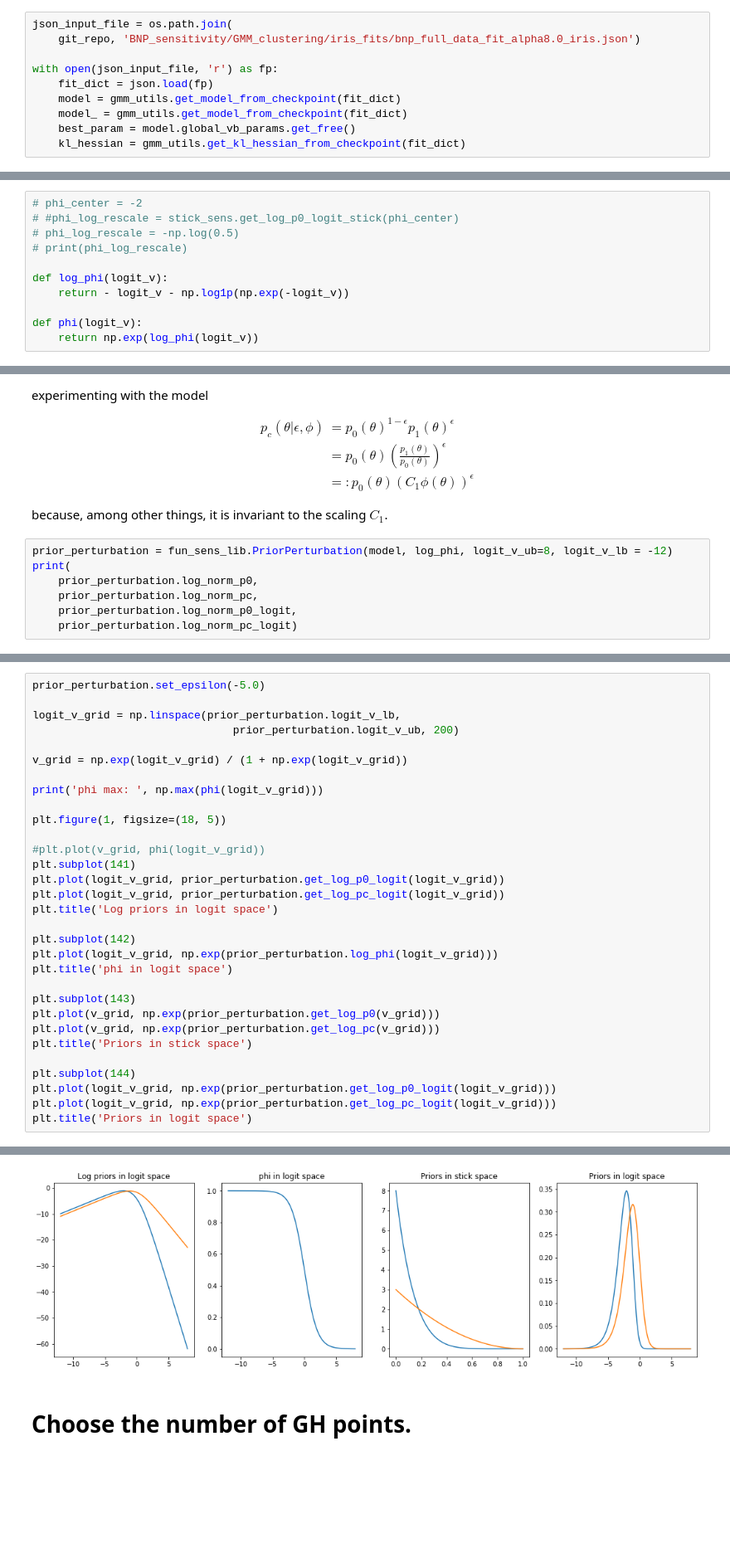
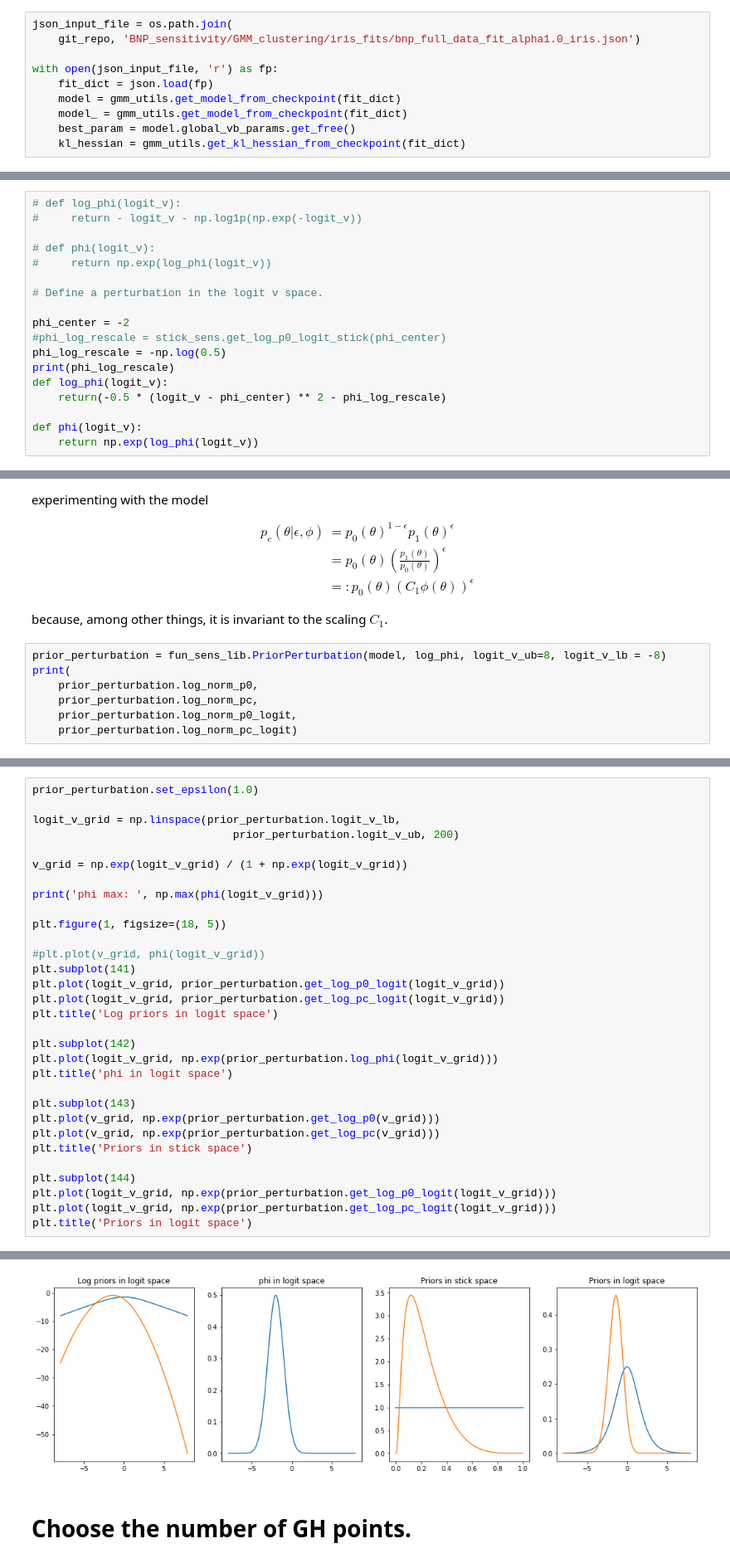
Before and after one commit to mijordan3/BNP_sensitivity, a Jupyter notebook: GMM_clustering/jupyter/bryans_sandbox/parametric_sensitivity_sandbox.ipynb, the cells around one changed output, grey strips where cells are left out. Shown at 83% size. Drawn from its saved outputs; the diff is of its cells as text; blank space fills up the shorter version.

```diff
--- a/GMM_clustering/jupyter/bryans_sandbox/parametric_sensitivity_sandbox.ipynb
+++ b/GMM_clustering/jupyter/bryans_sandbox/parametric_sensitivity_sandbox.ipynb
@@ -36,7 +36,7 @@ import json
 # Load results from previous fit.
 # %%
 json_input_file = os.path.join(
-    git_repo, 'BNP_sensitivity/GMM_clustering/iris_fits/bnp_full_data_fit_alpha8.0_iris.json')
+    git_repo, 'BNP_sensitivity/GMM_clustering/iris_fits/bnp_full_data_fit_alpha1.0_iris.json')
 
 with open(json_input_file, 'r') as fp:
     fit_dict = json.load(fp)
@@ -85,14 +86,21 @@ prior_params:
 alpha0 = model.prior_params['alpha'].get()[0]
 # %% [markdown]
 # Define a perturbation in the logit v space.
-# %%
-# phi_center = -2
-# #phi_log_rescale = stick_sens.get_log_p0_logit_stick(phi_center)
-# phi_log_rescale = -np.log(0.5)
-# print(phi_log_rescale)
-
-def log_phi(logit_v):
-    return - logit_v - np.log1p(np.exp(-logit_v))
-
-def phi(logit_v):
-    return np.exp(log_phi(logit_v))
+# %%
+# def log_phi(logit_v):
+#     return - logit_v - np.log1p(np.exp(-logit_v))
+
+# def phi(logit_v):
+#     return np.exp(log_phi(logit_v))
+
+# Define a perturbation in the logit v space.
+
+phi_center = -2
+#phi_log_rescale = stick_sens.get_log_p0_logit_stick(phi_center)
+phi_log_rescale = -np.log(0.5)
+print(phi_log_rescale)
+def log_phi(logit_v):
+    return(-0.5 * (logit_v - phi_center) ** 2 - phi_log_rescale)
+
+def phi(logit_v):
+    return np.exp(log_phi(logit_v))
@@ -113,7 +123,7 @@ p_c(\theta | \epsilon, \phi) &= p_0(\theta)^{1 - \epsilon} p_1(\theta)^\epsilon
 
 because, among other things, it is invariant to the scaling $C_1$.
 # %%
-prior_perturbation = fun_sens_lib.PriorPerturbation(model, log_phi, logit_v_ub=8, logit_v_lb = -12)
+prior_perturbation = fun_sens_lib.PriorPerturbation(model, log_phi, logit_v_ub=8, logit_v_lb = -8)
 print(
     prior_perturbation.log_norm_p0,
     prior_perturbation.log_norm_pc,
@@ -124,5 +134,5 @@ print(
 # %%
-prior_perturbation.set_epsilon(-5.0)
+prior_perturbation.set_epsilon(1.0)
 
 logit_v_grid = np.linspace(prior_perturbation.logit_v_lb,
                                prior_perturbation.logit_v_ub, 200)
@@ -157,5 +167,5 @@ phi max:  0.999993855825398
 <matplotlib.text.Text at 0x...>
-[figure, old version]
+[figure, new version]
 # %% [markdown]
 # Choose the number of GH points.
 # %%
```
Also changed, not shown: parts of 12 cells of this notebook, 16 other files.
